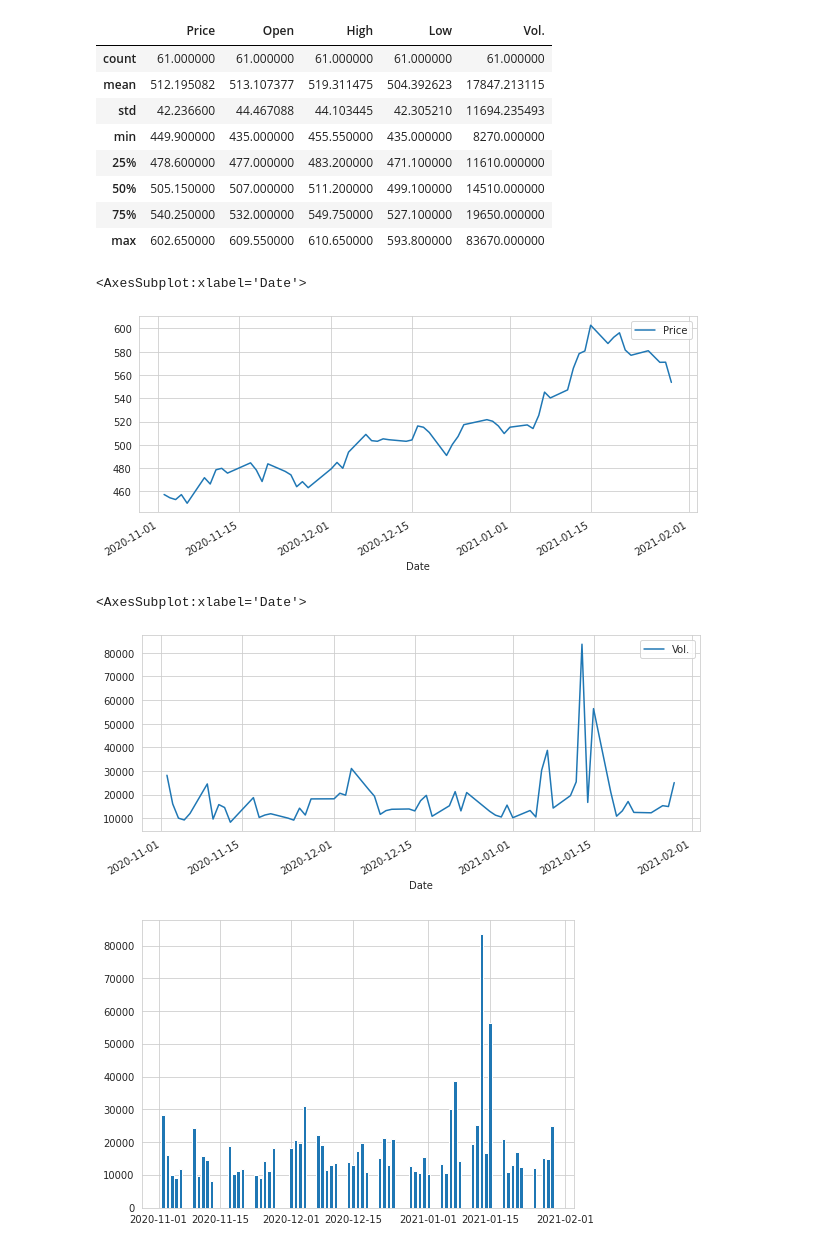
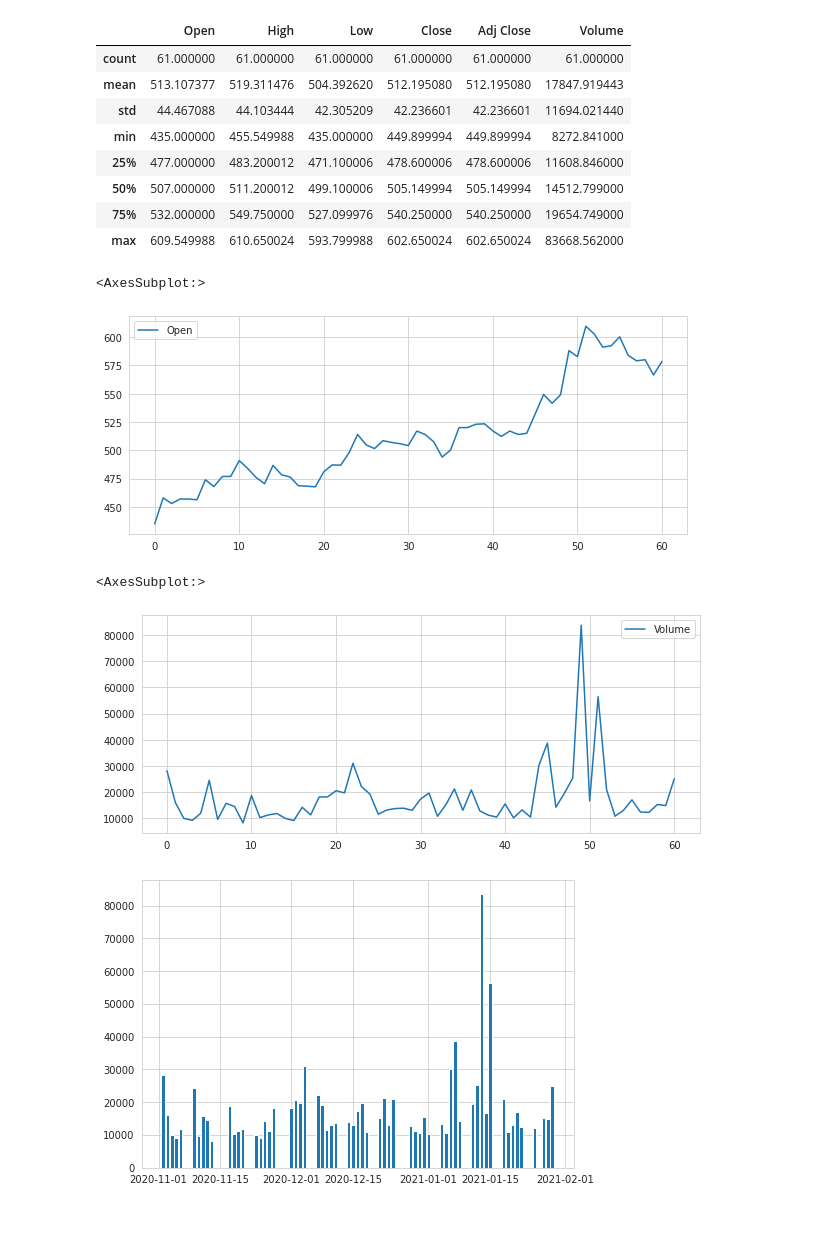
Before and after one commit to Aum020/Stock-Market-Analysis, a Jupyter notebook: Airtel.ipynb, the cells around one changed output. Saved outputs shown, nothing was run; the diff lists cells and outputs as text; code cells hidden in the pictures; blank space fills up the shorter version.

```diff
--- a/Airtel.ipynb
+++ b/Airtel.ipynb
@@ -8,4 +8,5 @@ sns.set_style('whitegrid')
 # %%
 from datetime import datetime
 from __future__ import division
-df = pd.read_csv('Project_Airtel.csv')
+df = pd.read_csv("https://raw.githubusercontent.com/Aum020/Stock-Market-Analysis/master/Datasets/BHARTIARTL.NS.csv?token=AOAVBUECK7YH6DZQSAW6263AO3IKY")
+df
@@ -12,2 +27,2 @@ df = pd.read_csv('Project_Airtel.csv')
 # %%
-df['Vol.'] = df['Vol.']/1000
+df['Volume'] = df['Volume']/1000
@@ -32,7 +47,6 @@ df['Date'] = pd.to_datetime(df.Date)
 # %%
-df2 = df[["Date","Price","Open","High","Low", "Vol."]]
-df2 = df2.loc[:,["Date","Price","Open","High","Low", "Vol."]]
+df2 = df[["Date","Open","High","Low", "Close","Adj Close","Volume"]]
+df2 = df2.loc[:,["Date","Open","High","Low", "Close","Adj Close", "Volume"]]
 # %%
-df2 = df2.set_index("Date")
-df2
+type(df2)
 # %% [output]
@@ -53,25 +54,25 @@ df2
 # %%
 df2.describe()
 # %% [output]
-|  | Price | Open | High | Low | Vol. |
-| count | 61.000000 | 61.000000 | 61.000000 | 61.000000 | 61.000000 |
-| mean | 512.195082 | 513.107377 | 519.311475 | 504.392623 | 17847.213115 |
-| std | 42.236600 | 44.467088 | 44.103445 | 42.305210 | 11694.235493 |
-| min | 449.900000 | 435.000000 | 455.550000 | 435.000000 | 8270.000000 |
-| 25% | 478.600000 | 477.000000 | 483.200000 | 471.100000 | 11610.000000 |
-| 50% | 505.150000 | 507.000000 | 511.200000 | 499.100000 | 14510.000000 |
-| 75% | 540.250000 | 532.000000 | 549.750000 | 527.100000 | 19650.000000 |
-| max | 602.650000 | 609.550000 | 610.650000 | 593.800000 | 83670.000000 |
+|  | Open | High | Low | Close | Adj Close | Volume |
+| count | 61.000000 | 61.000000 | 61.000000 | 61.000000 | 61.000000 | 61.000000 |
+| mean | 513.107377 | 519.311476 | 504.392620 | 512.195080 | 512.195080 | 17847.919443 |
+| std | 44.467088 | 44.103444 | 42.305209 | 42.236601 | 42.236601 | 11694.021440 |
+| min | 435.000000 | 455.549988 | 435.000000 | 449.899994 | 449.899994 | 8272.841000 |
+| 25% | 477.000000 | 483.200012 | 471.100006 | 478.600006 | 478.600006 | 11608.846000 |
+| 50% | 507.000000 | 511.200012 | 499.100006 | 505.149994 | 505.149994 | 14512.799000 |
+| 75% | 532.000000 | 549.750000 | 527.099976 | 540.250000 | 540.250000 | 19654.749000 |
+| max | 609.549988 | 610.650024 | 593.799988 | 602.650024 | 602.650024 | 83668.562000 |
 # %%
-df2['Price'].plot(legend = True,figsize = (10,4))
+df2['Open'].plot(legend = True,figsize = (10,4))
 # %% [output]
-<AxesSubplot:xlabel='Date'>
+<AxesSubplot:>
-[figure, old version]
+[figure, new version]
 # %%
-df2['Vol.'].plot(legend = True, figsize = (10,4))
+df2['Volume'].plot(legend = True, figsize = (10,4))
 # %% [output]
-<AxesSubplot:xlabel='Date'>
+<AxesSubplot:>
-[figure, old version]
+[figure, new version]
 # %%
 fig = plt.figure()
 ax = fig.add_axes([0,0,1,1])
```
Also changed, not shown: parts of 20 cells of this notebook.
